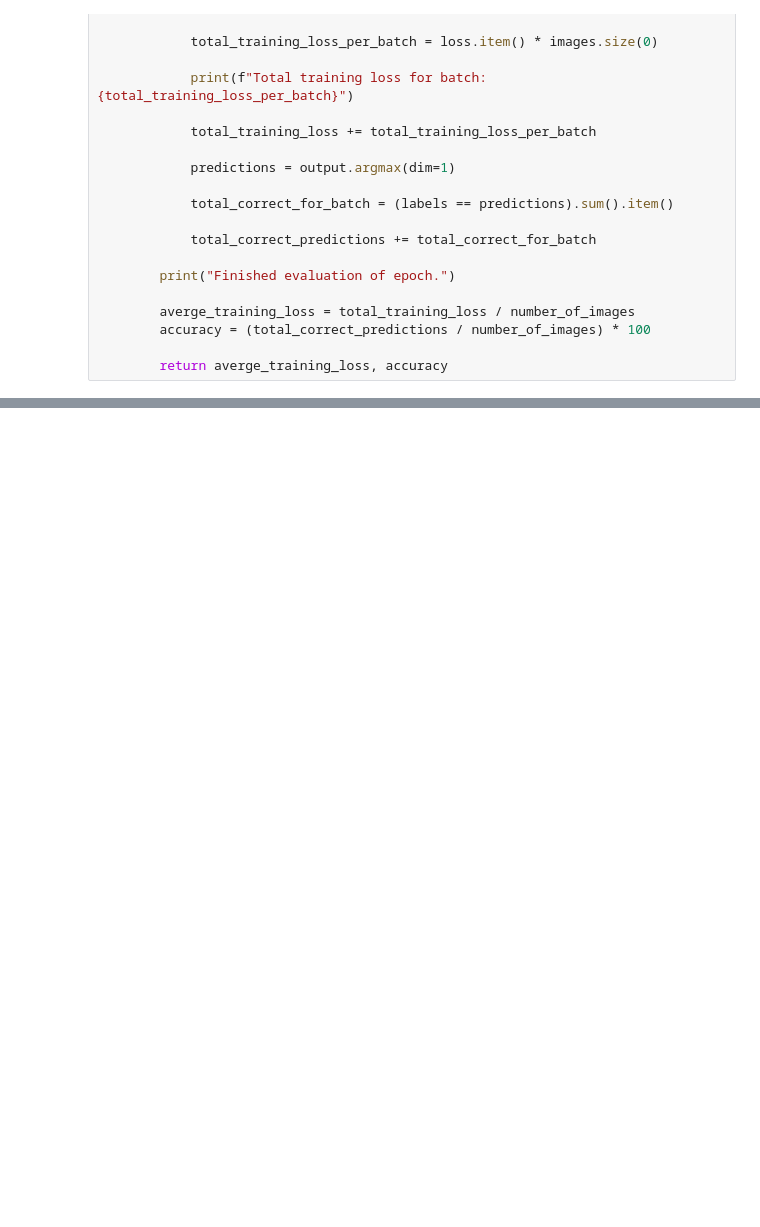
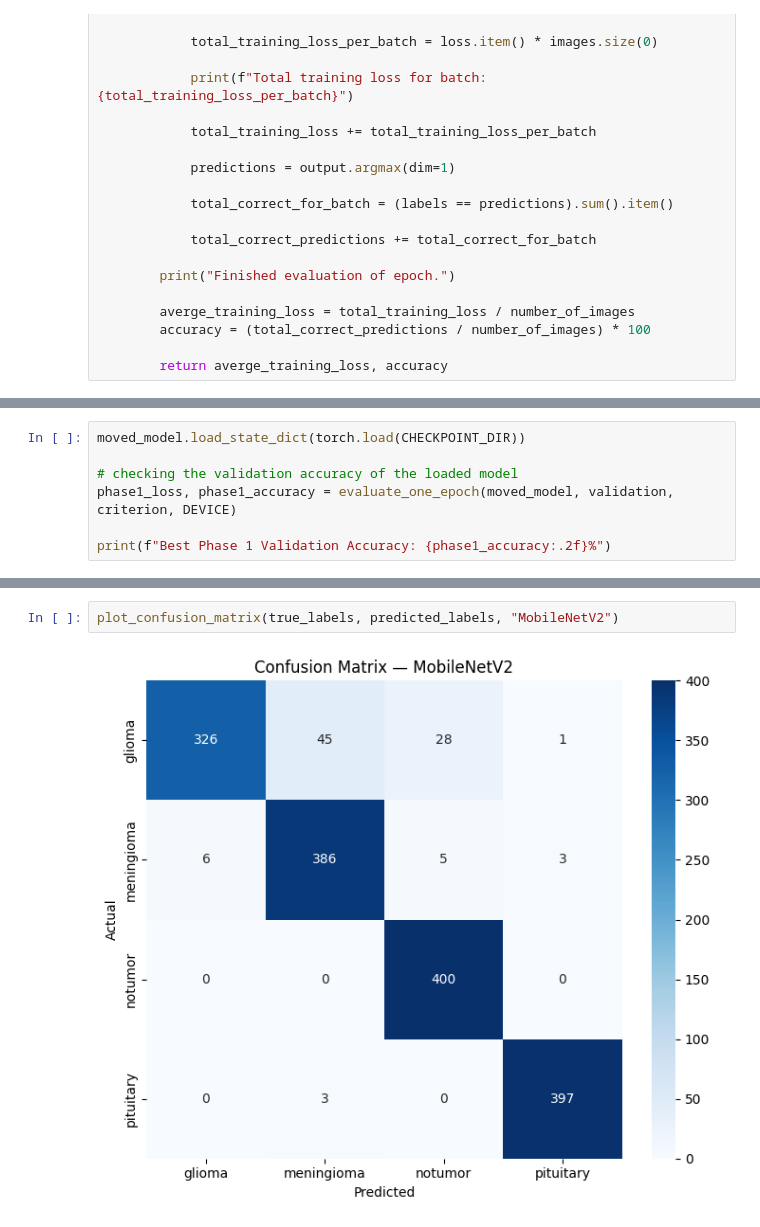
Before and after one commit to Dini-s/brain-tumour-mri-classification, a Jupyter notebook: notebooks/02_MobileNetV2.ipynb, the cells around one changed output, grey strips where cells are left out. Cells and saved outputs as stored; diff of their text form; blank space fills up the shorter version.

```diff
--- a/notebooks/02_MobileNetV2.ipynb
+++ b/notebooks/02_MobileNetV2.ipynb
@@ -308,0 +323,7 @@ Number of epochs: 10
+# %%
+moved_model.load_state_dict(torch.load(CHECKPOINT_DIR))
+
+# checking the validation accuracy of the loaded model
+phase1_loss, phase1_accuracy = evaluate_one_epoch(moved_model, validation, criterion, DEVICE)
+
+print(f"Best Phase 1 Validation Accuracy: {phase1_accuracy:.2f}%")
@@ -308,0 +476,4 @@ Number of epochs: 10
+# %%
+plot_confusion_matrix(true_labels, predicted_labels, "MobileNetV2")
+# %% [output]
+[figure, added]
```
Also changed, not shown: parts of 25 cells of this notebook.
